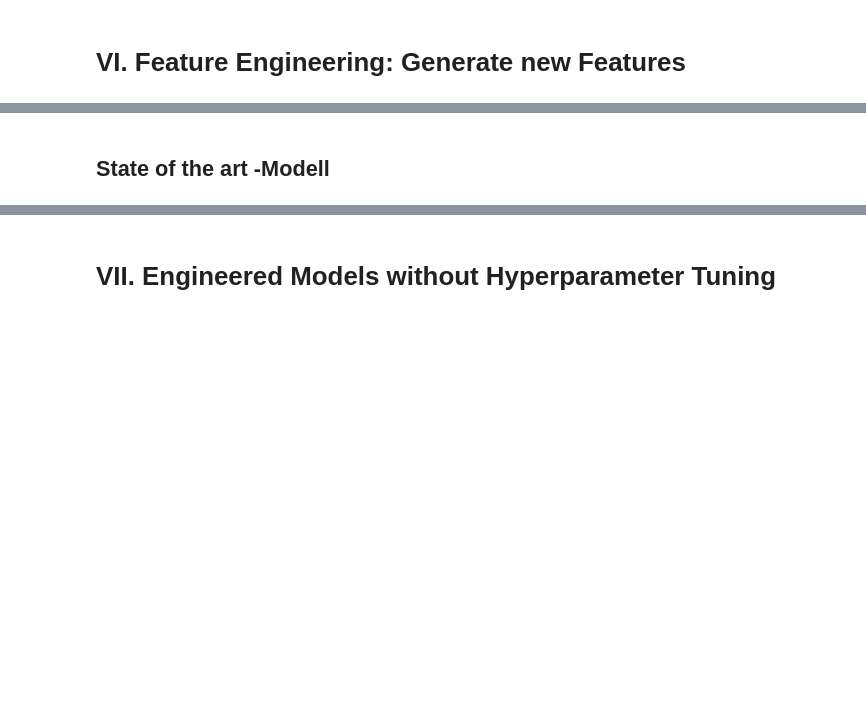
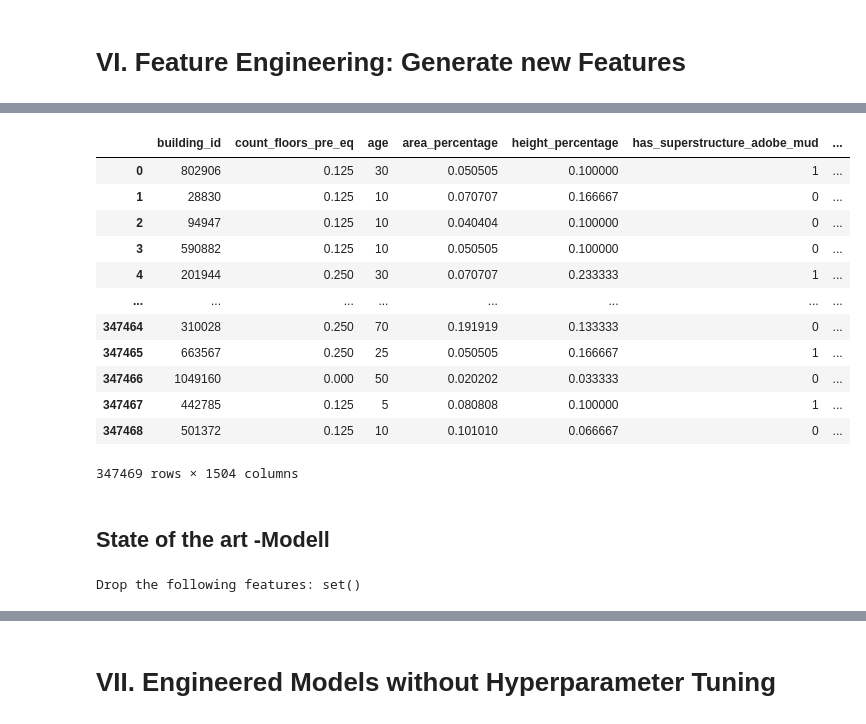
Before and after one commit to NiklasSabel/data_mining_1, a Jupyter notebook: notebooks/Niklas_Models.ipynb, the cells around one changed output, grey strips where cells are left out. Saved outputs shown, nothing was run; the diff lists cells and outputs as text; code cells hidden in the pictures; blank space fills up the shorter version.

```diff
--- a/notebooks/Niklas_Models.ipynb
+++ b/notebooks/Niklas_Models.ipynb
@@ -576,5 +423,39 @@ df = drop_unnecessary_ft(df)
+# %%
+df1 = df.drop(columns=[ 'geo_level_3_id'],axis=1)
+# %%
+df1
+# %% [output]
+|  | building_id | count_floors_pre_eq | age | area_percentage | height_percentage | has_superstructure_adobe_mud | ... |
+| 0 | 802906 | 0.125 | 30 | 0.050505 | 0.100000 | 1 | ... |
+| 1 | 28830 | 0.125 | 10 | 0.070707 | 0.166667 | 0 | ... |
+| 2 | 94947 | 0.125 | 10 | 0.040404 | 0.100000 | 0 | ... |
+| 3 | 590882 | 0.125 | 10 | 0.050505 | 0.100000 | 0 | ... |
+| 4 | 201944 | 0.250 | 30 | 0.070707 | 0.233333 | 1 | ... |
+| ... | ... | ... | ... | ... | ... | ... | ... |
+| 347464 | 310028 | 0.250 | 70 | 0.191919 | 0.133333 | 0 | ... |
+| 347465 | 663567 | 0.250 | 25 | 0.050505 | 0.166667 | 1 | ... |
+| 347466 | 1049160 | 0.000 | 50 | 0.020202 | 0.033333 | 0 | ... |
+| 347467 | 442785 | 0.125 | 5 | 0.080808 | 0.100000 | 1 | ... |
+| 347468 | 501372 | 0.125 | 10 | 0.101010 | 0.066667 | 0 | ... |
+347469 rows × 1504 columns
 # %% [markdown]
 ## State of the art -Modell
+# %%
+#Korrelation
+correlated_features = set()
+correlation_matrix = df.corr()
+
+for i in range(len(correlation_matrix.columns)):
+    for j in range(i):
+        if abs(correlation_matrix.iloc[i, j]) > 0.8:
+            print(f"The following features are correlated: {correlation_matrix.columns[i]} and {correlation_matrix.columns[j]}. Correlation = {round(abs(correlation_matrix.iloc[i, j]),2)}")
+            colname = correlation_matrix.columns[j]
+            correlated_features.add(colname)
+print(f"Drop the following features: {correlated_features}")
+#drop correlated features
+df=df.drop(columns=correlated_features)
+# %% [output]
+Drop the following features: set()
 # %%
 train_data, train_target, test_data = split_data(df)
 train_data
```
Also changed, not shown: parts of 61 cells of this notebook.
